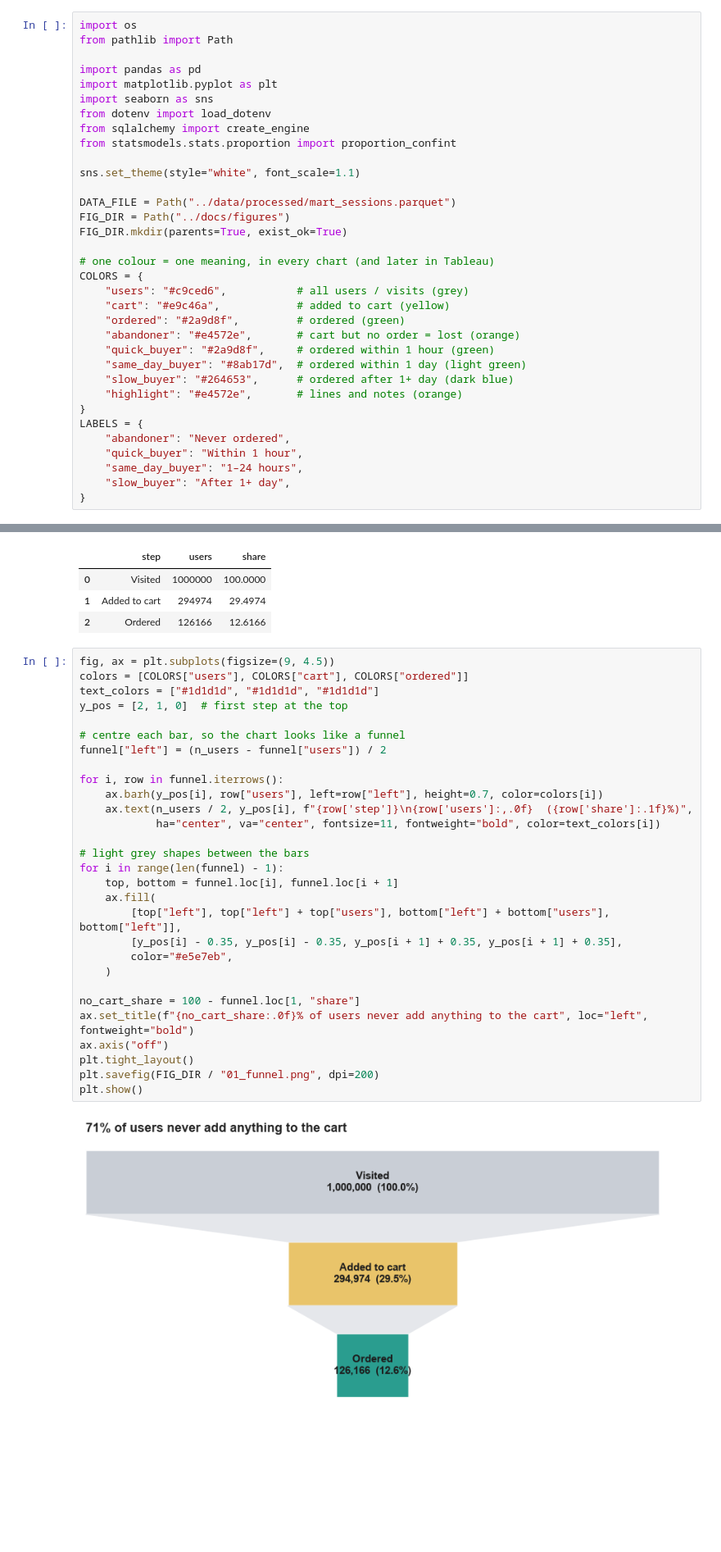
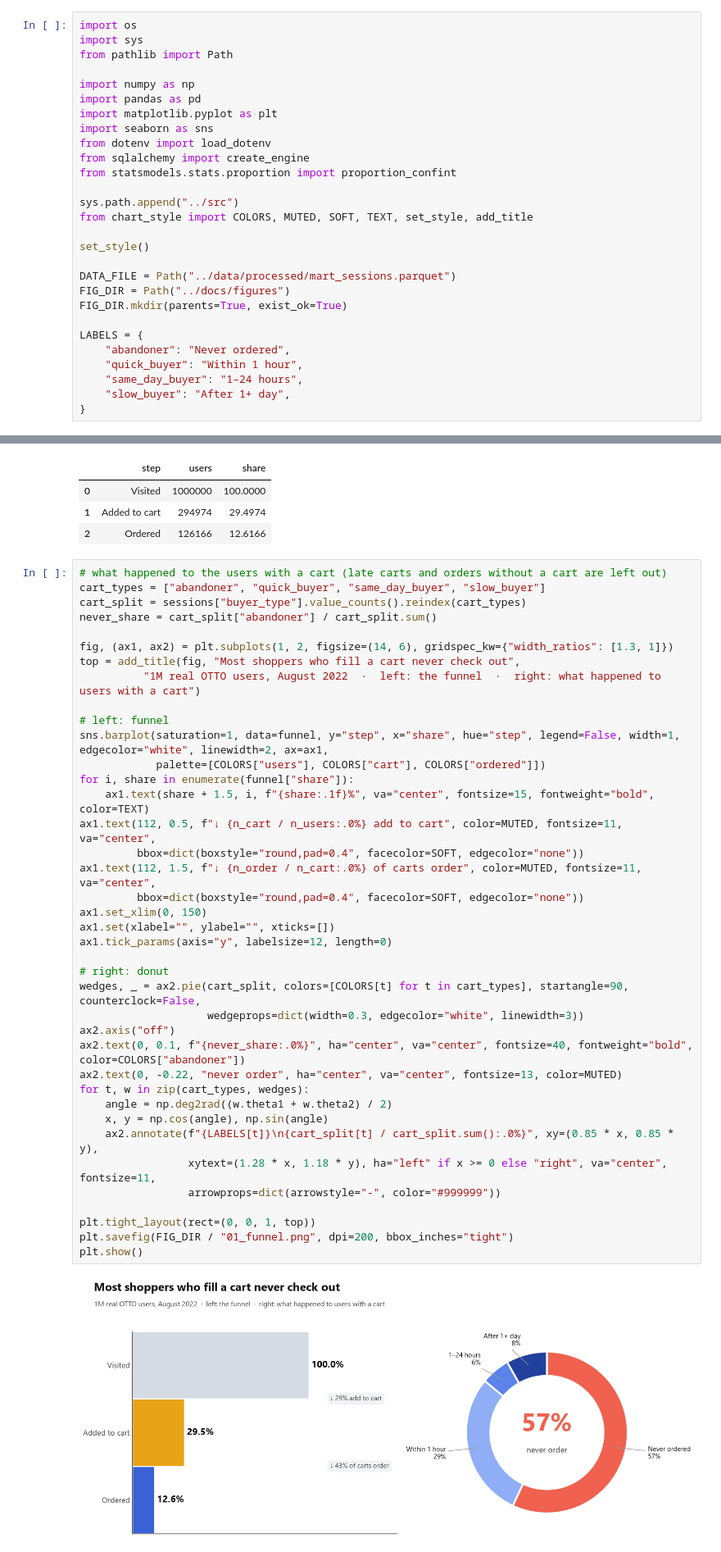
Before and after one commit to ShadiShirinbeik/otto-cart-recovery, a Jupyter notebook: notebooks/03_cart_abandonment.ipynb, the cells around one changed output, grey strips where cells are left out. Shown at 82% size. Drawn from its saved outputs; the diff is of its cells as text; blank space fills up the shorter version.

```diff
--- a/notebooks/03_cart_abandonment.ipynb
+++ b/notebooks/03_cart_abandonment.ipynb
@@ -5,8 +5,10 @@ How many users do we lose at the cart (Q1), and how fast do buyers decide (Q3)?
 The data comes from the dbt table `otto.mart_sessions` (one row per user).
 # %%
 import os
+import sys
 from pathlib import Path
 
+import numpy as np
 import pandas as pd
 import matplotlib.pyplot as plt
 import seaborn as sns
@@ -14,23 +16,15 @@ from dotenv import load_dotenv
 from sqlalchemy import create_engine
 from statsmodels.stats.proportion import proportion_confint
 
-sns.set_theme(style="white", font_scale=1.1)
+sys.path.append("../src")
+from chart_style import COLORS, MUTED, SOFT, TEXT, set_style, add_title
+
+set_style()
 
 DATA_FILE = Path("../data/processed/mart_sessions.parquet")
 FIG_DIR = Path("../docs/figures")
 FIG_DIR.mkdir(parents=True, exist_ok=True)
 
-# one colour = one meaning, in every chart (and later in Tableau)
-COLORS = {
-    "users": "#c9ced6",           # all users / visits (grey)
-    "cart": "#e9c46a",            # added to cart (yellow)
-    "ordered": "#2a9d8f",         # ordered (green)
-    "abandoner": "#e4572e",       # cart but no order = lost (orange)
-    "quick_buyer": "#2a9d8f",     # ordered within 1 hour (green)
-    "same_day_buyer": "#8ab17d",  # ordered within 1 day (light green)
-    "slow_buyer": "#264653",      # ordered after 1+ day (dark blue)
-    "highlight": "#e4572e",       # lines and notes (orange)
-}
 LABELS = {
     "abandoner": "Never ordered",
     "quick_buyer": "Within 1 hour",
@@ -88,36 +82,46 @@ funnel
 | 1 | Added to cart | 294974 | 29.4974 |
 | 2 | Ordered | 126166 | 12.6166 |
 # %%
-fig, ax = plt.subplots(figsize=(9, 4.5))
-colors = [COLORS["users"], COLORS["cart"], COLORS["ordered"]]
-text_colors = ["#1d1d1d", "#1d1d1d", "#1d1d1d"]
-y_pos = [2, 1, 0]  # first step at the top
+# what happened to the users with a cart (late carts and orders without a cart are left out)
+cart_types = ["abandoner", "quick_buyer", "same_day_buyer", "slow_buyer"]
+cart_split = sessions["buyer_type"].value_counts().reindex(cart_types)
+never_share = cart_split["abandoner"] / cart_split.sum()
 
-# centre each bar, so the chart looks like a funnel
-funnel["left"] = (n_users - funnel["users"]) / 2
+fig, (ax1, ax2) = plt.subplots(1, 2, figsize=(14, 6), gridspec_kw={"width_ratios": [1.3, 1]})
+top = add_title(fig, "Most shoppers who fill a cart never check out",
+          "1M real OTTO users, August 2022  ·  left: the funnel  ·  right: what happened to users with a cart")
 
-for i, row in funnel.iterrows():
-    ax.barh(y_pos[i], row["users"], left=row["left"], height=0.7, color=colors[i])
-    ax.text(n_users / 2, y_pos[i], f"{row['step']}\n{row['users']:,.0f}  ({row['share']:.1f}%)",
-            ha="center", va="center", fontsize=11, fontweight="bold", color=text_colors[i])
+# left: funnel
+sns.barplot(saturation=1, data=funnel, y="step", x="share", hue="step", legend=False, width=1, edgecolor="white", linewidth=2, ax=ax1,
+            palette=[COLORS["users"], COLORS["cart"], COLORS["ordered"]])
+for i, share in enumerate(funnel["share"]):
+    ax1.text(share + 1.5, i, f"{share:.1f}%", va="center", fontsize=15, fontweight="bold", color=TEXT)
+ax1.text(112, 0.5, f"↓ {n_cart / n_users:.0%} add to cart", color=MUTED, fontsize=11, va="center",
+         bbox=dict(boxstyle="round,pad=0.4", facecolor=SOFT, edgecolor="none"))
+ax1.text(112, 1.5, f"↓ {n_order / n_cart:.0%} of carts order", color=MUTED, fontsize=11, va="center",
+         bbox=dict(boxstyle="round,pad=0.4", facecolor=SOFT, edgecolor="none"))
+ax1.set_xlim(0, 150)
+ax1.set(xlabel="", ylabel="", xticks=[])
+ax1.tick_params(axis="y", labelsize=12, length=0)
 
-# light grey shapes between the bars
-for i in range(len(funnel) - 1):
-    top, bottom = funnel.loc[i], funnel.loc[i + 1]
-    ax.fill(
-        [top["left"], top["left"] + top["users"], bottom["left"] + bottom["users"], bottom["left"]],
-        [y_pos[i] - 0.35, y_pos[i] - 0.35, y_pos[i + 1] + 0.35, y_pos[i + 1] + 0.35],
-        color="#e5e7eb",
-    )
+# right: donut
+wedges, _ = ax2.pie(cart_split, colors=[COLORS[t] for t in cart_types], startangle=90, counterclock=False,
+                    wedgeprops=dict(width=0.3, edgecolor="white", linewidth=3))
+ax2.axis("off")
+ax2.text(0, 0.1, f"{never_share:.0%}", ha="center", va="center", fontsize=40, fontweight="bold", color=COLORS["abandoner"])
+ax2.text(0, -0.22, "never order", ha="center", va="center", fontsize=13, color=MUTED)
+for t, w in zip(cart_types, wedges):
+    angle = np.deg2rad((w.theta1 + w.theta2) / 2)
+    x, y = np.cos(angle), np.sin(angle)
+    ax2.annotate(f"{LABELS[t]}\n{cart_split[t] / cart_split.sum():.0%}", xy=(0.85 * x, 0.85 * y),
+                 xytext=(1.28 * x, 1.18 * y), ha="left" if x >= 0 else "right", va="center", fontsize=11,
+                 arrowprops=dict(arrowstyle="-", color="#999999"))
 
-no_cart_share = 100 - funnel.loc[1, "share"]
-ax.set_title(f"{no_cart_share:.0f}% of users never add anything to the cart", loc="left", fontweight="bold")
-ax.axis("off")
-plt.tight_layout()
-plt.savefig(FIG_DIR / "01_funnel.png", dpi=200)
+plt.tight_layout(rect=(0, 0, 1, top))
+plt.savefig(FIG_DIR / "01_funnel.png", dpi=200, bbox_inches="tight")
 plt.show()
 # %% [output]
-[figure, old version]
+[figure, new version]
 # %% [markdown]
 ## 2. Who are our users?
 
```
Also changed, not shown: parts of 5 cells of this notebook, 16 other files.
